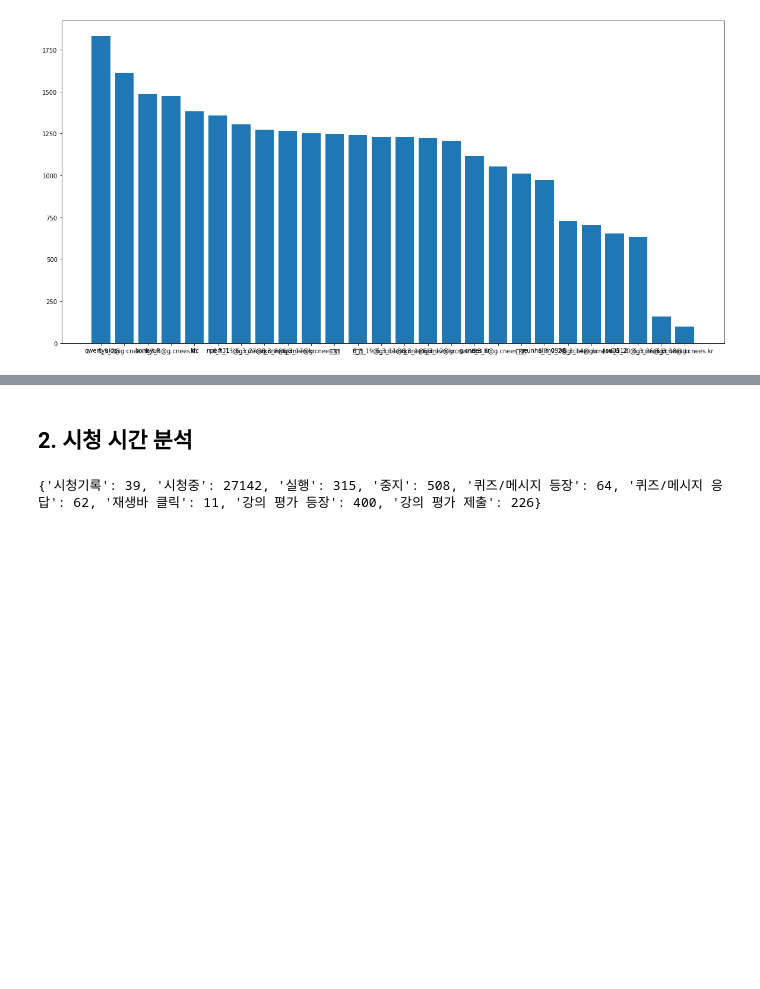
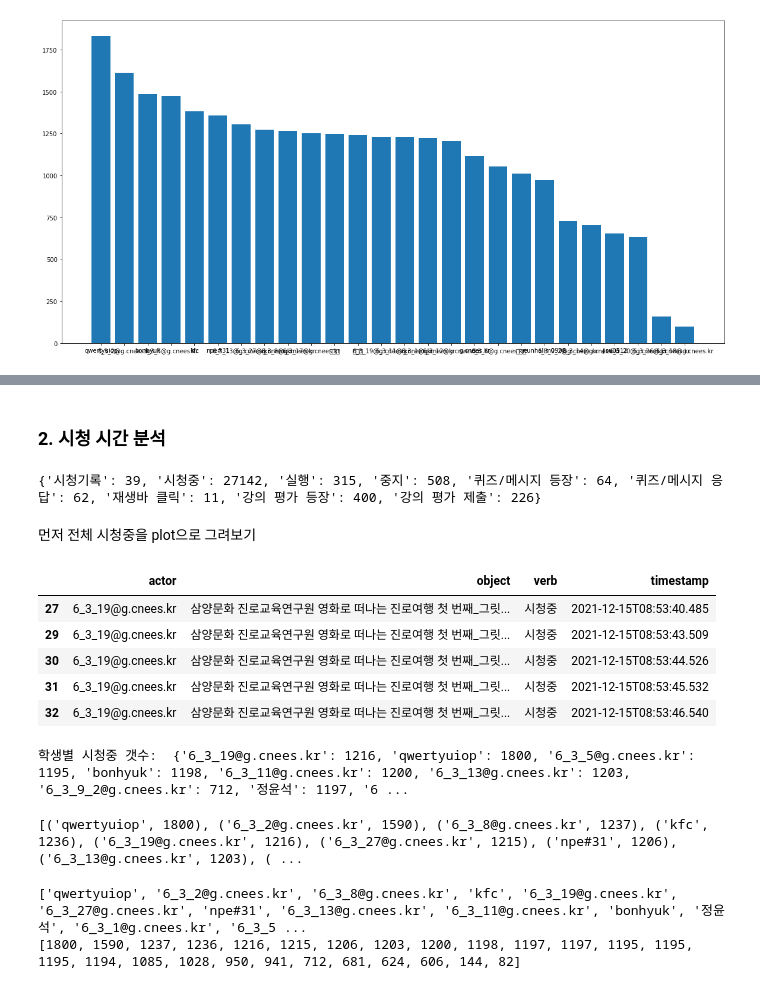
Before and after one commit to codingchild2424/SNURO_xAPI_EDA, a Jupyter notebook: xAPI.ipynb, the cells around one changed output, grey strips where cells are left out. Cells and saved outputs as stored; diff of their text form; code cells hidden in the pictures; blank space fills up the shorter version.

```diff
--- a/xAPI.ipynb
+++ b/xAPI.ipynb
@@ -207,5 +226,5 @@ plt.show()
 # %% [markdown]
-## 2. 시청 시간 분석
+### 2. 시청 시간 분석
 # %%
 df_data_clean['verb'].unique()
 
@@ -217,3 +236,47 @@ for v in df_data_clean['verb'].unique():
 print(verb_counts)
 # %% [output]
 {'시청기록': 39, '시청중': 27142, '실행': 315, '중지': 508, '퀴즈/메시지 등장': 64, '퀴즈/메시지 응답': 62, '재생바 클릭': 11, '강의 평가 등장': 400, '강의 평가 제출': 226}
+# %% [markdown]
+먼저 전체 시청중을 plot으로 그려보기
+# %%
+#시청 중만 추린 판다스 데이터 프레임 만들기
+student_total_watching_pd = df_data_clean[df_data_clean['verb'] == '시청중']
+student_total_watching_pd.head()
+# %% [output]
+|  | actor | object | verb | timestamp |
+| 27 | 6_3_19@g.cnees.kr | 삼양문화 진로교육연구원 영화로 떠나는 진로여행 첫 번째_그릿... | 시청중 | 2021-12-15T08:53:40.485 |
+| 29 | 6_3_19@g.cnees.kr | 삼양문화 진로교육연구원 영화로 떠나는 진로여행 첫 번째_그릿... | 시청중 | 2021-12-15T08:53:43.509 |
+| 30 | 6_3_19@g.cnees.kr | 삼양문화 진로교육연구원 영화로 떠나는 진로여행 첫 번째_그릿... | 시청중 | 2021-12-15T08:53:44.526 |
+| 31 | 6_3_19@g.cnees.kr | 삼양문화 진로교육연구원 영화로 떠나는 진로여행 첫 번째_그릿... | 시청중 | 2021-12-15T08:53:45.532 |
+| 32 | 6_3_19@g.cnees.kr | 삼양문화 진로교육연구원 영화로 떠나는 진로여행 첫 번째_그릿... | 시청중 | 2021-12-15T08:53:46.540 |
+# %%
+student_total_watching_logs = {}
+
+for student in df_data_clean['actor'].unique():
+    #각 학생별 갯수를 넣기(전체 시청 중 데이터 중에서 각 학생들이 속한 갯수를 확인하면 됨)
+    #전항에는 딕셔너리로 표시
+    #후항에는 전체 시청 중 데이터 중에서 각 학생별 데이터 확인
+    student_total_watching_logs[student] = len(student_total_watching_pd[student_total_watching_pd['actor'] == student])
+
+print('학생별 시청중 갯수: ', student_total_watching_logs)
+# %% [output]
+학생별 시청중 갯수:  {'6_3_19@g.cnees.kr': 1216, 'qwertyuiop': 1800, '6_3_5@g.cnees.kr': 1195, 'bonhyuk': 1198, '6_3_11@g.cnees.kr': 1200, '6_3_13@g.cnees.kr': 1203, '6_3_9_2@g.cnees.kr': 712, '정윤석': 1197, '6 ...
+# %%
+print(sorted(student_total_watching_logs.items(), key = lambda x: x[1], reverse = True))
+# %% [output]
+[('qwertyuiop', 1800), ('6_3_2@g.cnees.kr', 1590), ('6_3_8@g.cnees.kr', 1237), ('kfc', 1236), ('6_3_19@g.cnees.kr', 1216), ('6_3_27@g.cnees.kr', 1215), ('npe#31', 1206), ('6_3_13@g.cnees.kr', 1203), ( ...
+# %%
+student_total_watching_logs_sorted = sorted(student_total_watching_logs.items(), key = lambda x: x[1], reverse = True)
+
+watching_students = []
+watching_logs = []
+
+for stu, log in student_total_watching_logs_sorted:
+    watching_students.append(stu)
+    watching_logs.append(log)
+
+print(watching_students)
+print(watching_logs)
+# %% [output]
+['qwertyuiop', '6_3_2@g.cnees.kr', '6_3_8@g.cnees.kr', 'kfc', '6_3_19@g.cnees.kr', '6_3_27@g.cnees.kr', 'npe#31', '6_3_13@g.cnees.kr', '6_3_11@g.cnees.kr', 'bonhyuk', '정윤석', '6_3_1@g.cnees.kr', '6_3_5 ...
+[1800, 1590, 1237, 1236, 1216, 1215, 1206, 1203, 1200, 1198, 1197, 1197, 1195, 1195, 1195, 1194, 1085, 1028, 950, 941, 712, 681, 624, 606, 144, 82]
```
Also changed, not shown: parts of 10 cells of this notebook.
